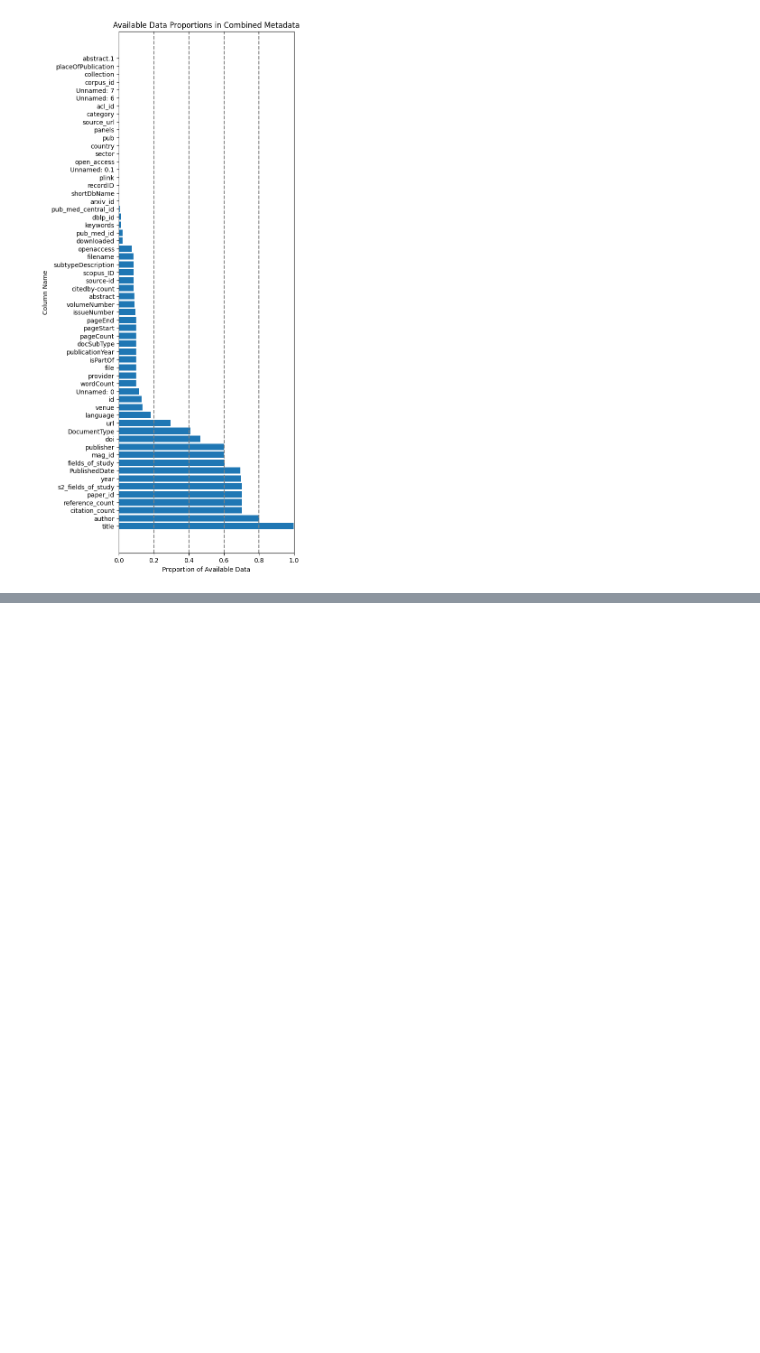
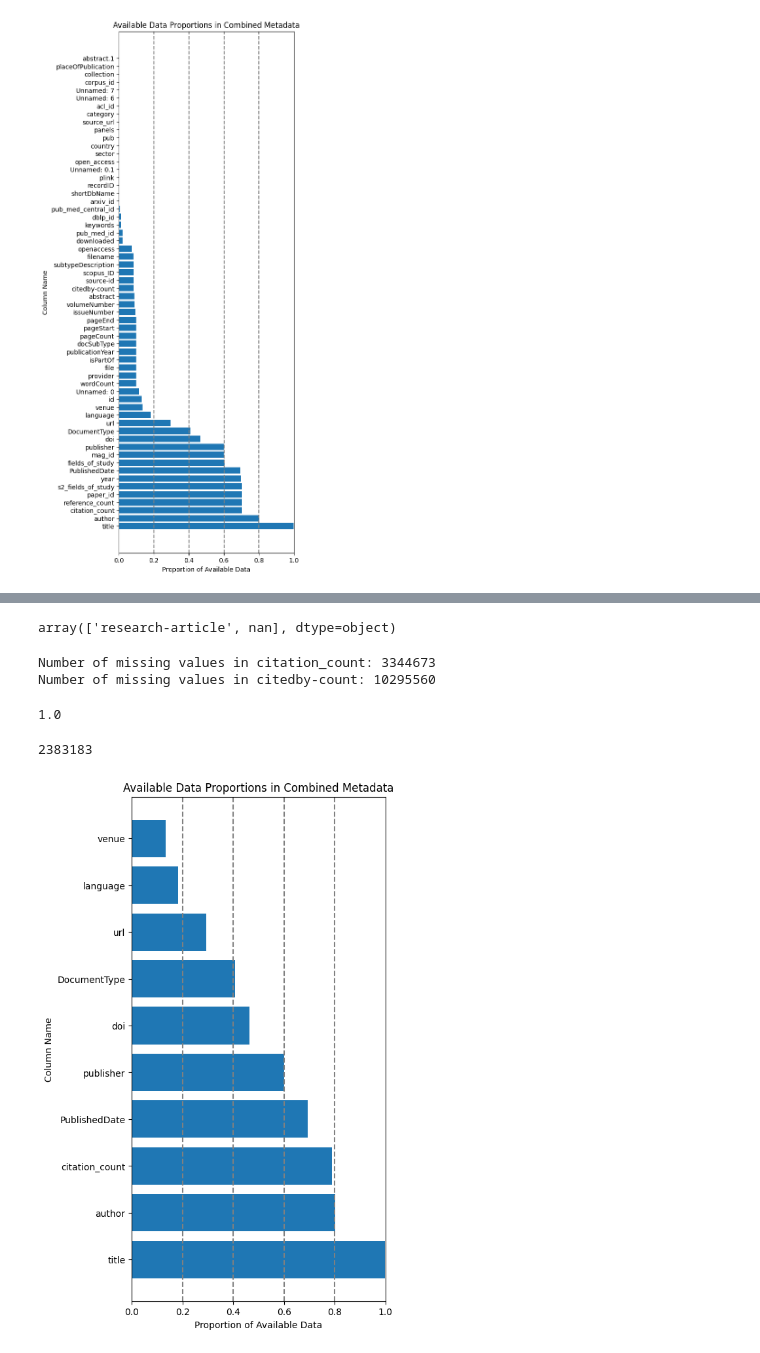
Before and after one commit to dyou-wbg/meta_processing, a Jupyter notebook: Stats_All_metadata.ipynb, the cells around one changed output, grey strips where cells are left out. Drawn from its saved outputs; the diff is of its cells as text; code cells hidden in the pictures; blank space fills up the shorter version.

```diff
--- a/Stats_All_metadata.ipynb
+++ b/Stats_All_metadata.ipynb
@@ -529,6 +530,13 @@ plot_missing_data_proportions(final_file_list, directory)
 [figure]
 [figure]
 # %%
+directory = '/content/drive/MyDrive/finalMetaFile'
+
+final_file_list = ['metadata_jstor_unifiedColName.csv', 'scopus_fixed_encoding_unifiedColName.csv',
+                   'elsevier_metadata_unifiedColName.csv', 'metadata_semantic_scholar_unifiedColName.csv',
+                   'url1_ie_table_complete_unifiedColName.csv', 'metadata_econlit_unifiedColName.csv',
+                   'SSRN_metadata_unifiedColName.csv', 'metadata_repec_unifiedColName.csv']
+
 final_df = pd.DataFrame()
 
 for filename in final_file_list:
@@ -583,16 +602,20 @@ print(unique_providers)
 # JSTOR
 # docType is selected to merge as DocumentType
 
-unique_doc_types = df['DocumentType'].unique()
-unique_doc_subtypes = df['DocumentSubType'].unique()
-
-print("Unique Document Types:")
-for doc_type in unique_doc_types:
-  print(doc_type)
-
-print("\nUnique Document Subtypes:")
-for doc_subtype in unique_doc_subtypes:
-  print(doc_subtype)
+df['docSubType'].unique()
+#df['DocumentSubType'].unique()
+# %% [output]
+array(['research-article', nan], dtype=object)
+# %%
+
+missing_citation_count = df['citation_count'].isna().sum()
+missing_citedby_count = df['citedby-count'].isna().sum()
+
+print(f"Number of missing values in citation_count: {missing_citation_count}")
+print(f"Number of missing values in citedby-count: {missing_citedby_count}")
+# %% [output]
+Number of missing values in citation_count: 3344673
+Number of missing values in citedby-count: 10295560
 # %%
 # drop reference_count due to its reliability. Further discussion on this matter is at this location: https://iecausalnlpproject-wb.slack.com/archives/C04K8AG8971/p1711489315323269?thread_ts=1711404612.525819&cid=C04K8AG8971
 # drop year because it is retriable from PublishedDate
@@ -600,11 +623,15 @@ for doc_subtype in unique_doc_subtypes:
 # drop all unnamed columne because it is mostly an index per each source
 # drop file and provider because it is only coming from JSTOR and the value is JSTOR. Value for file is 'part-1.jsonl.gz'
 #volume number and issue number are dropped becasuse it is only coming from JSTOR and not requested so far to keep it for additional analysis
+# drop docSubType because it only have one value as in 'research-article'
 # 'isPartOf' from JSTOR tells about the journal name but JSTOR also have `publisher` info, So far keep both for group agreement to drop/keep/merge to `publisher` info with other sources.
 
-df = df.loc[:, ~df.columns.str.contains('_id|unnamed|reference_count|year|file|pubicationYear|pageEnd|pageStart|pageCount|volumeNumber|issueNumber|filename|SCOPUS_ID|-id|')]
-df['citation_count'] = df['citedby-count'] + df['citation_count']
-del df['citedby-count']
+final_df = final_df.loc[:, ~final_df.columns.str.contains('_id|unnamed|reference_count|year|file|pubicationYear|pageEnd|pageStart|pageCount|volumeNumber|issueNumber|filename|SCOPUS_ID|-id|docSubType|ID|fields_of_study|Unnamed|id')]
 
-available_data_proportions = (1 - final_df.isna().mean()).sort_values(ascending=False)
-available_data_proportions = available_data_proportions[available_data_proportions > 0.1]
+len(final_df)/11257050
+# %% [output]
+1.0
+# %%
+final_df['citation_count'].isna().sum()
+# %% [output]
+2383183
@@ -610,0 +643,16 @@ available_data_proportions = available_data_proportions[available_data_proportio
+# %%
+import matplotlib.pyplot as plt
+plt.figure(figsize=(5, 10))
+plt.barh(available_data_proportions.index, available_data_proportions.values)
+plt.ylabel("Column Name")
+plt.yticks(rotation=0)
+plt.xlabel("Proportion of Available Data")
+plt.xlim(0,1)
+plt.title("Available Data Proportions in Combined Metadata")
+plt.axvline(x=0.2, linestyle="--", color="grey")
+plt.axvline(x=0.4, linestyle="--", color="grey")
+plt.axvline(x=0.6, linestyle="--", color="grey")
+plt.axvline(x=0.8, linestyle="--", color="grey")
+plt.show()
+# %% [output]
+[figure, added]
```
Also changed, not shown: parts of 20 cells of this notebook.
